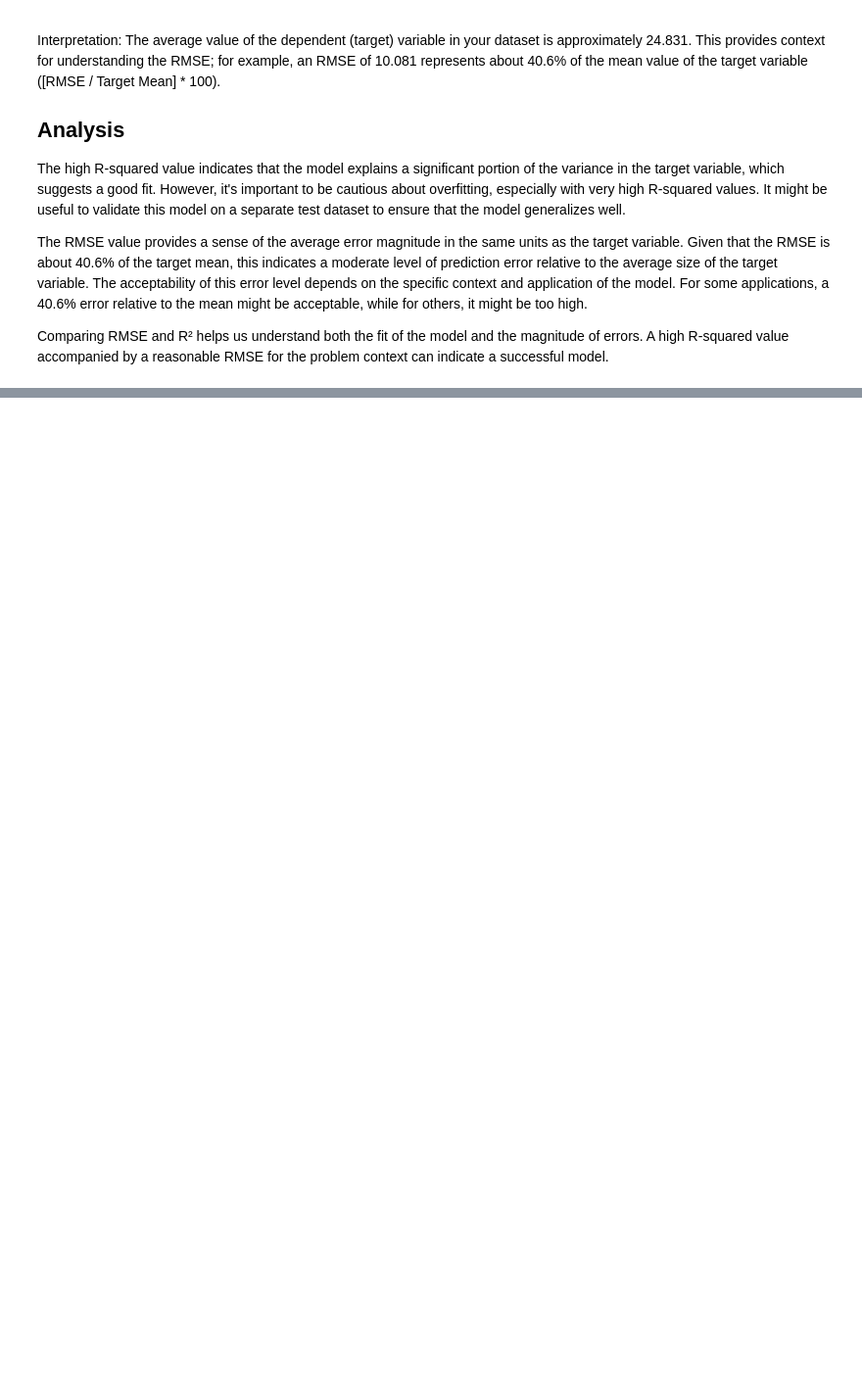
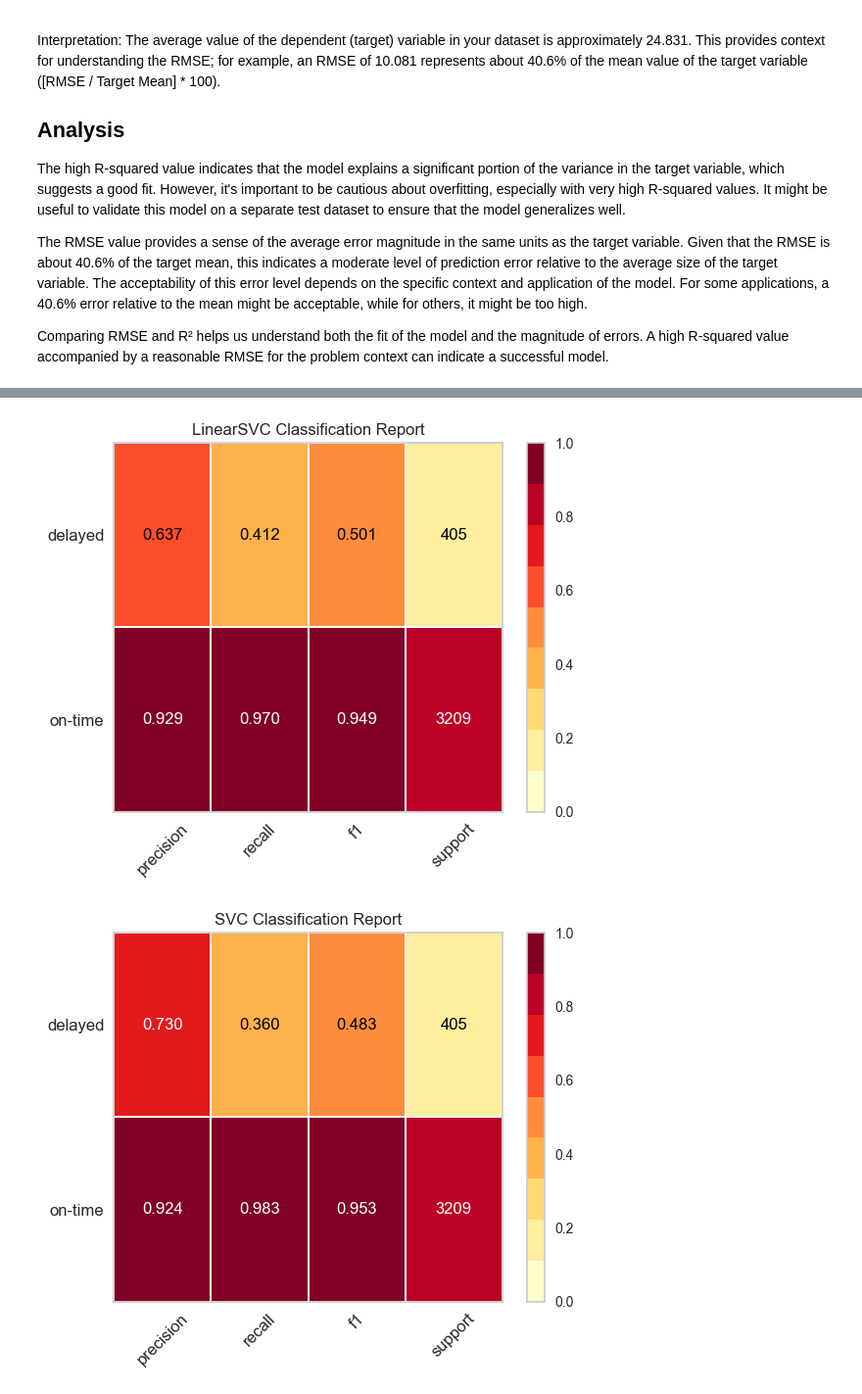
Before and after one commit to rakeshn19/AI-project-SCM, a Jupyter notebook: ML_model.ipynb, the cells around one changed output, grey strips where cells are left out. Shown at 98% size. Cells and saved outputs as stored; diff of their text form; code cells hidden in the pictures; blank space fills up the shorter version.

```diff
--- a/ML_model.ipynb
+++ b/ML_model.ipynb
@@ -332,0 +364,9 @@ Comparing RMSE and R² helps us understand both the fit of the model and the mag
+# %%
+# Plot the classification reports
+for clf in clfs:
+    plt.subplots(figsize=(6,5))
+    i=clfs.index(clf)
+    scmhelper.visual_model_selection(X_tr_clf_sel, X_ts_clf_sel, y_tr_clf_sel, y_ts_clf_sel, clfs[i]())
+# %% [output]
+[figure, added]
+[figure, added]
```
Also changed, not shown: parts of 13 cells of this notebook, 2 other files.
